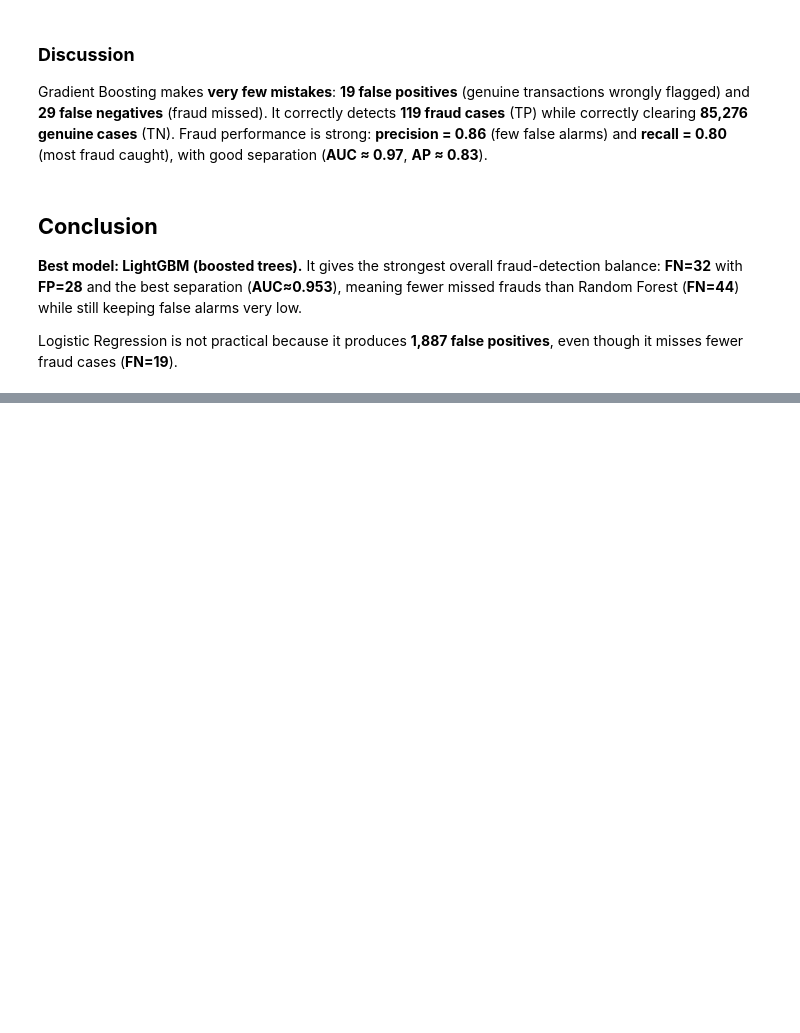
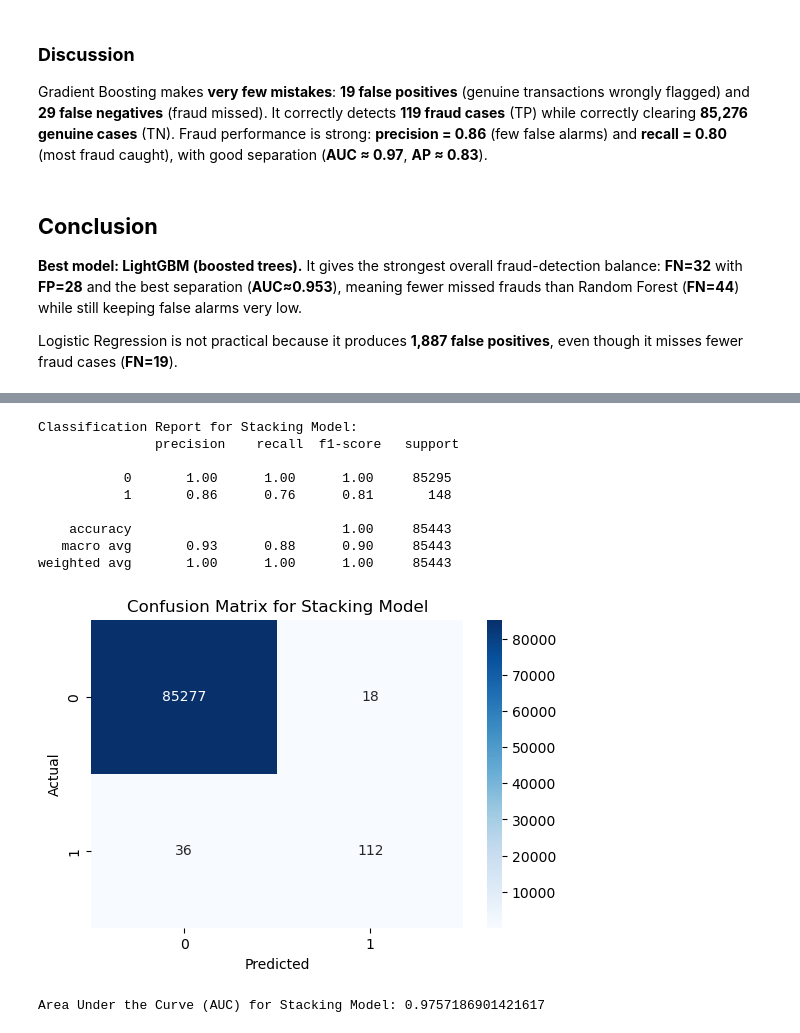
Before and after one commit to johnmwangimegwe/Credit-Card-Fraud-Detection-ML, a Jupyter notebook: credit-card-fraud-detection.ipynb, the cells around one changed output, grey strips where cells are left out. Cells and saved outputs as stored; diff of their text form; code cells hidden in the pictures; blank space fills up the shorter version.

```diff
--- a/credit-card-fraud-detection.ipynb
+++ b/credit-card-fraud-detection.ipynb
@@ -533,0 +722,49 @@ Logistic Regression is not practical because it produces **1,887 false positives
+# %%
+#Stacking the xgboost and gradient boosting models
+from sklearn.ensemble import StackingClassifier
+estimators = [
+    ('lgbm', model_xgb),
+    ('gbc', model_gb)
+]
+stacking_model = StackingClassifier(
+    estimators=estimators,
+    final_estimator=LogisticRegression(),
+    n_jobs=-1
+)
+
+# Fit the stacking model
+stacking_model.fit(X_train, y_train)
+
+# Make predictions on the test data
+y_pred_stack = stacking_model.predict(X_test)
+
+# Evaluate the stacking model
+print("Classification Report for Stacking Model:\n", classification_report(y_test, y_pred_stack))
+
+# confusion matrix
+conf_matrix_stack = confusion_matrix(y_test, y_pred_stack)
+conf_matrix_stack
+
+# plotting the Confusion Matrix
+plt.figure(figsize=(6,4))
+sns.heatmap(conf_matrix_stack, annot=True, fmt='d', cmap='Blues')
+plt.title('Confusion Matrix for Stacking Model')
+plt.xlabel('Predicted')
+plt.ylabel('Actual')
+plt.show()
+
+# AUC Score
+roc_auc_stack = roc_auc_score(y_test, y_prob_stack)
+print("Area Under the Curve (AUC) for Stacking Model:", roc_auc_stack)
+# %% [output]
+Classification Report for Stacking Model:
+               precision    recall  f1-score   support
+
+           0       1.00      1.00      1.00     85295
+           1       0.86      0.76      0.81       148
+
+    accuracy                           1.00     85443
+   macro avg       0.93      0.88      0.90     85443
+weighted avg       1.00      1.00      1.00     85443
+[figure, added]
+Area Under the Curve (AUC) for Stacking Model: 0.9757186901421617
```
Also changed, not shown: parts of 9 cells of this notebook.
